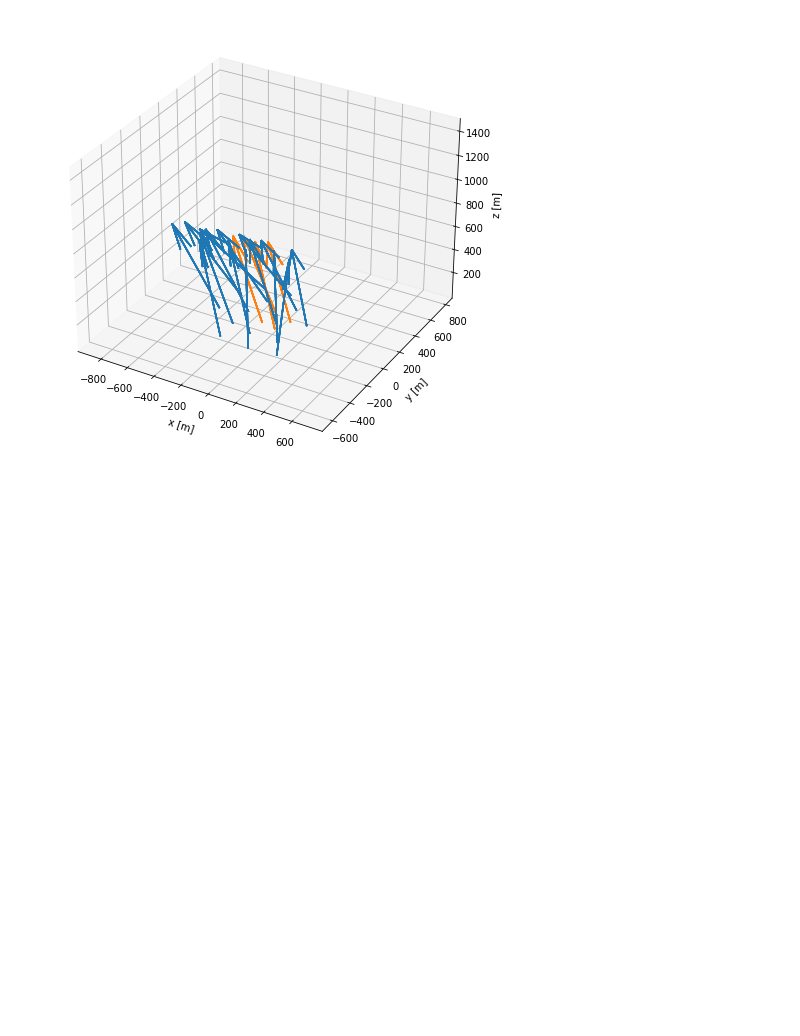
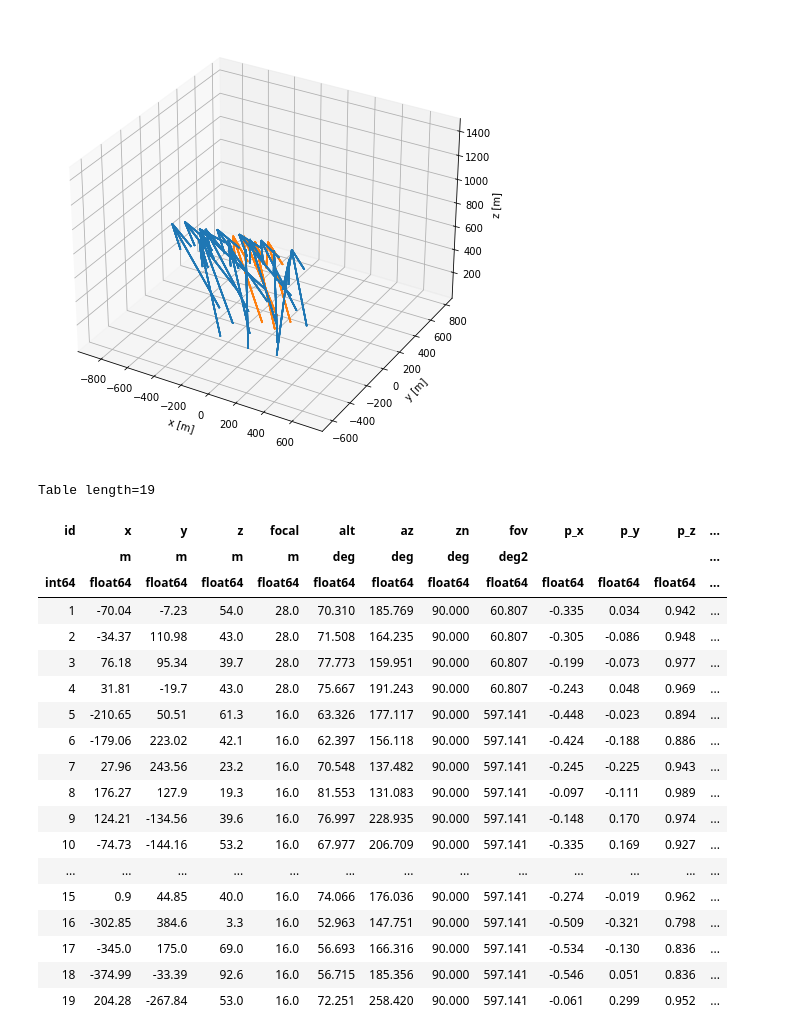
Before and after one commit to HESOFTS/Divergent-Pointing, a Jupyter notebook: Tutorial.ipynb, the cells around one changed output. Cells and saved outputs as stored; diff of their text form; code cells hidden in the pictures; blank space fills up the shorter version.

```diff
--- a/Tutorial.ipynb
+++ b/Tutorial.ipynb
@@ -75,3 +71,26 @@ array.display("xyz", group=True)
 # %% [output]
 <Axes3DSubplot:xlabel='x [m]', ylabel='y [m]'>
 [figure]
+# %%
+array.convert_unit(deg=True)
+# %% [output]
+Table length=19
+| id | x | y | z | focal | alt | az | zn | fov | p_x | p_y | p_z | ... |
+|  | m | m | m | m | deg | deg | deg | deg2 |  |  |  | ... |
+| int64 | float64 | float64 | float64 | float64 | float64 | float64 | float64 | float64 | float64 | float64 | float64 | ... |
+| 1 | -70.04 | -7.23 | 54.0 | 28.0 | 70.310 | 185.769 | 90.000 | 60.807 | -0.335 | 0.034 | 0.942 | ... |
+| 2 | -34.37 | 110.98 | 43.0 | 28.0 | 71.508 | 164.235 | 90.000 | 60.807 | -0.305 | -0.086 | 0.948 | ... |
+| 3 | 76.18 | 95.34 | 39.7 | 28.0 | 77.773 | 159.951 | 90.000 | 60.807 | -0.199 | -0.073 | 0.977 | ... |
+| 4 | 31.81 | -19.7 | 43.0 | 28.0 | 75.667 | 191.243 | 90.000 | 60.807 | -0.243 | 0.048 | 0.969 | ... |
+| 5 | -210.65 | 50.51 | 61.3 | 16.0 | 63.326 | 177.117 | 90.000 | 597.141 | -0.448 | -0.023 | 0.894 | ... |
+| 6 | -179.06 | 223.02 | 42.1 | 16.0 | 62.397 | 156.118 | 90.000 | 597.141 | -0.424 | -0.188 | 0.886 | ... |
+| 7 | 27.96 | 243.56 | 23.2 | 16.0 | 70.548 | 137.482 | 90.000 | 597.141 | -0.245 | -0.225 | 0.943 | ... |
+| 8 | 176.27 | 127.9 | 19.3 | 16.0 | 81.553 | 131.083 | 90.000 | 597.141 | -0.097 | -0.111 | 0.989 | ... |
+| 9 | 124.21 | -134.56 | 39.6 | 16.0 | 76.997 | 228.935 | 90.000 | 597.141 | -0.148 | 0.170 | 0.974 | ... |
+| 10 | -74.73 | -144.16 | 53.2 | 16.0 | 67.977 | 206.709 | 90.000 | 597.141 | -0.335 | 0.169 | 0.927 | ... |
+| ... | ... | ... | ... | ... | ... | ... | ... | ... | ... | ... | ... | ... |
+| 15 | 0.9 | 44.85 | 40.0 | 16.0 | 74.066 | 176.036 | 90.000 | 597.141 | -0.274 | -0.019 | 0.962 | ... |
+| 16 | -302.85 | 384.6 | 3.3 | 16.0 | 52.963 | 147.751 | 90.000 | 597.141 | -0.509 | -0.321 | 0.798 | ... |
+| 17 | -345.0 | 175.0 | 69.0 | 16.0 | 56.693 | 166.316 | 90.000 | 597.141 | -0.534 | -0.130 | 0.836 | ... |
+| 18 | -374.99 | -33.39 | 92.6 | 16.0 | 56.715 | 185.356 | 90.000 | 597.141 | -0.546 | 0.051 | 0.836 | ... |
+| 19 | 204.28 | -267.84 | 53.0 | 16.0 | 72.251 | 258.420 | 90.000 | 597.141 | -0.061 | 0.299 | 0.952 | ... |
```
Also changed, not shown: parts of 7 cells of this notebook, 7 other files.
